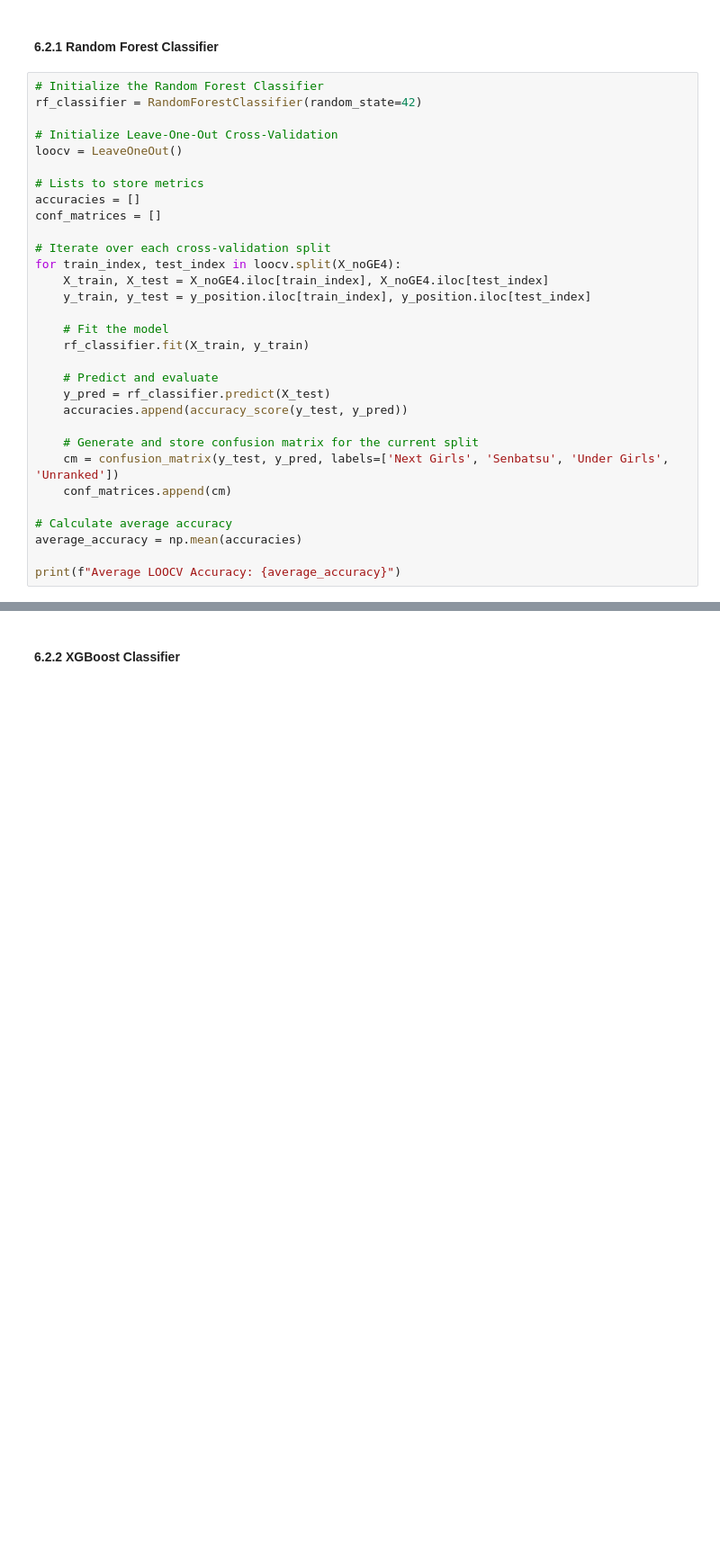
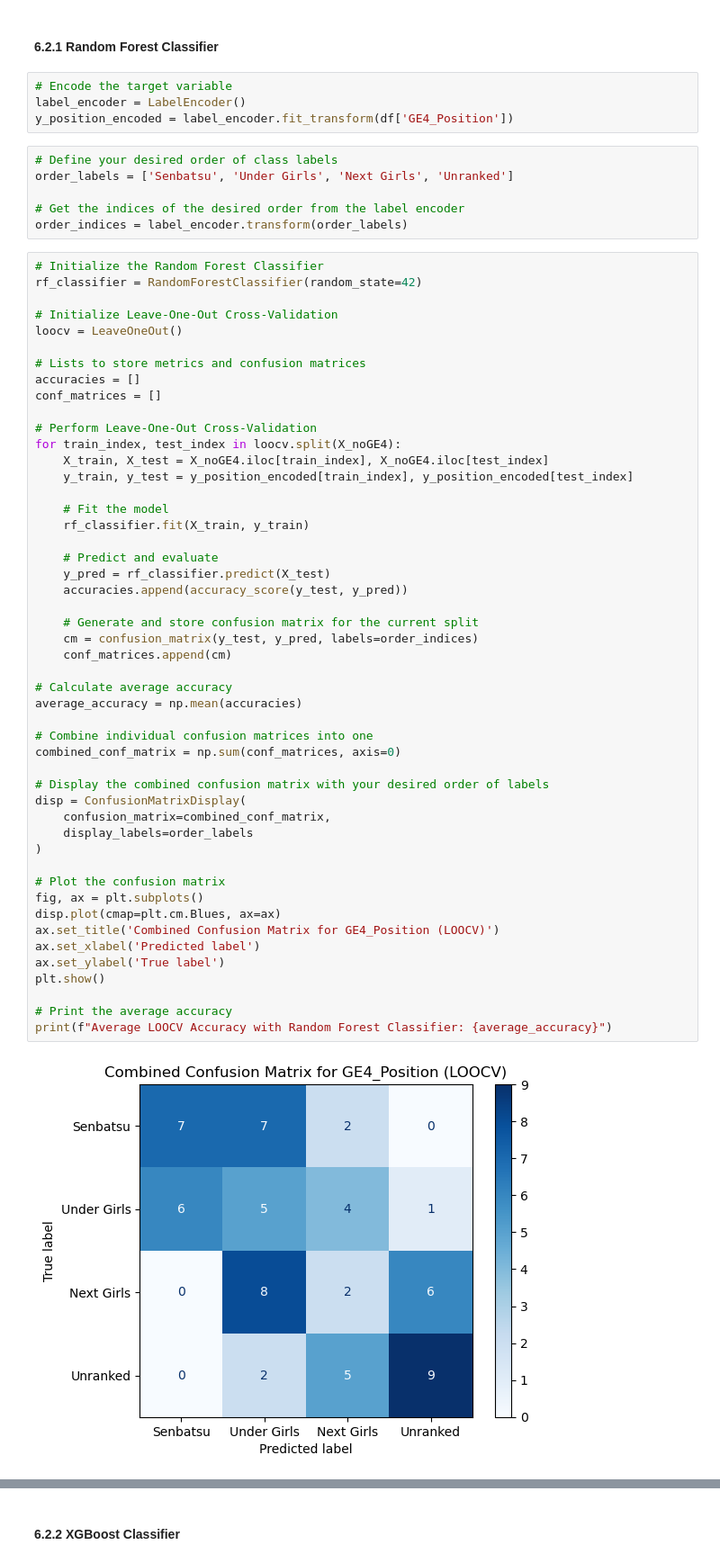
Before and after one commit to vk-poonyakanok/BNK48_CGM48_GE4_Analysis, a Jupyter notebook: BNK48_CGM48_GE4_predictive_analysis.ipynb, the cells around one changed output, grey strips where cells are left out. Shown at 90% size. Cells and saved outputs as stored; diff of their text form; blank space fills up the shorter version.

```diff
--- a/BNK48_CGM48_GE4_predictive_analysis.ipynb
+++ b/BNK48_CGM48_GE4_predictive_analysis.ipynb
@@ -585,35 +589,64 @@ rank_comparison.merge(name_df, left_on='Actual Rank', right_on='GE4_Rank').sort_
 ### 6.2 `GE4_Position` Classification Model
 # %% [markdown]
 #### 6.2.1 Random Forest Classifier
+# %%
+# Encode the target variable
+label_encoder = LabelEncoder()
+y_position_encoded = label_encoder.fit_transform(df['GE4_Position'])
+# %%
+# Define your desired order of class labels
+order_labels = ['Senbatsu', 'Under Girls', 'Next Girls', 'Unranked']
+
+# Get the indices of the desired order from the label encoder
+order_indices = label_encoder.transform(order_labels)
 # %%
 # Initialize the Random Forest Classifier
 rf_classifier = RandomForestClassifier(random_state=42)
 
 # Initialize Leave-One-Out Cross-Validation
 loocv = LeaveOneOut()
 
-# Lists to store metrics
+# Lists to store metrics and confusion matrices
 accuracies = []
 conf_matrices = []
 
-# Iterate over each cross-validation split
+# Perform Leave-One-Out Cross-Validation
 for train_index, test_index in loocv.split(X_noGE4):
     X_train, X_test = X_noGE4.iloc[train_index], X_noGE4.iloc[test_index]
-    y_train, y_test = y_position.iloc[train_index], y_position.iloc[test_index]
+    y_train, y_test = y_position_encoded[train_index], y_position_encoded[test_index]
 
     # Fit the model
     rf_classifier.fit(X_train, y_train)
 
     # Predict and evaluate
     y_pred = rf_classifier.predict(X_test)
     accuracies.append(accuracy_score(y_test, y_pred))
 
     # Generate and store confusion matrix for the current split
-    cm = confusion_matrix(y_test, y_pred, labels=['Next Girls', 'Senbatsu', 'Under Girls', 'Unranked'])
+    cm = confusion_matrix(y_test, y_pred, labels=order_indices)
     conf_matrices.append(cm)
 
 # Calculate average accuracy
 average_accuracy = np.mean(accuracies)
 
-print(f"Average LOOCV Accuracy: {average_accuracy}")
+# Combine individual confusion matrices into one
+combined_conf_matrix = np.sum(conf_matrices, axis=0)
+
+# Display the combined confusion matrix with your desired order of labels
+disp = ConfusionMatrixDisplay(
+    confusion_matrix=combined_conf_matrix,
+    display_labels=order_labels
+)
+
+# Plot the confusion matrix
+fig, ax = plt.subplots()
+disp.plot(cmap=plt.cm.Blues, ax=ax)
+ax.set_title('Combined Confusion Matrix for GE4_Position (LOOCV)')
+ax.set_xlabel('Predicted label')
+ax.set_ylabel('True label')
+plt.show()
+
+# Print the average accuracy
+print(f"Average LOOCV Accuracy with Random Forest Classifier: {average_accuracy}")
 # %% [output]
+[figure, added]
```
Also changed, not shown: parts of 12 cells of this notebook.
